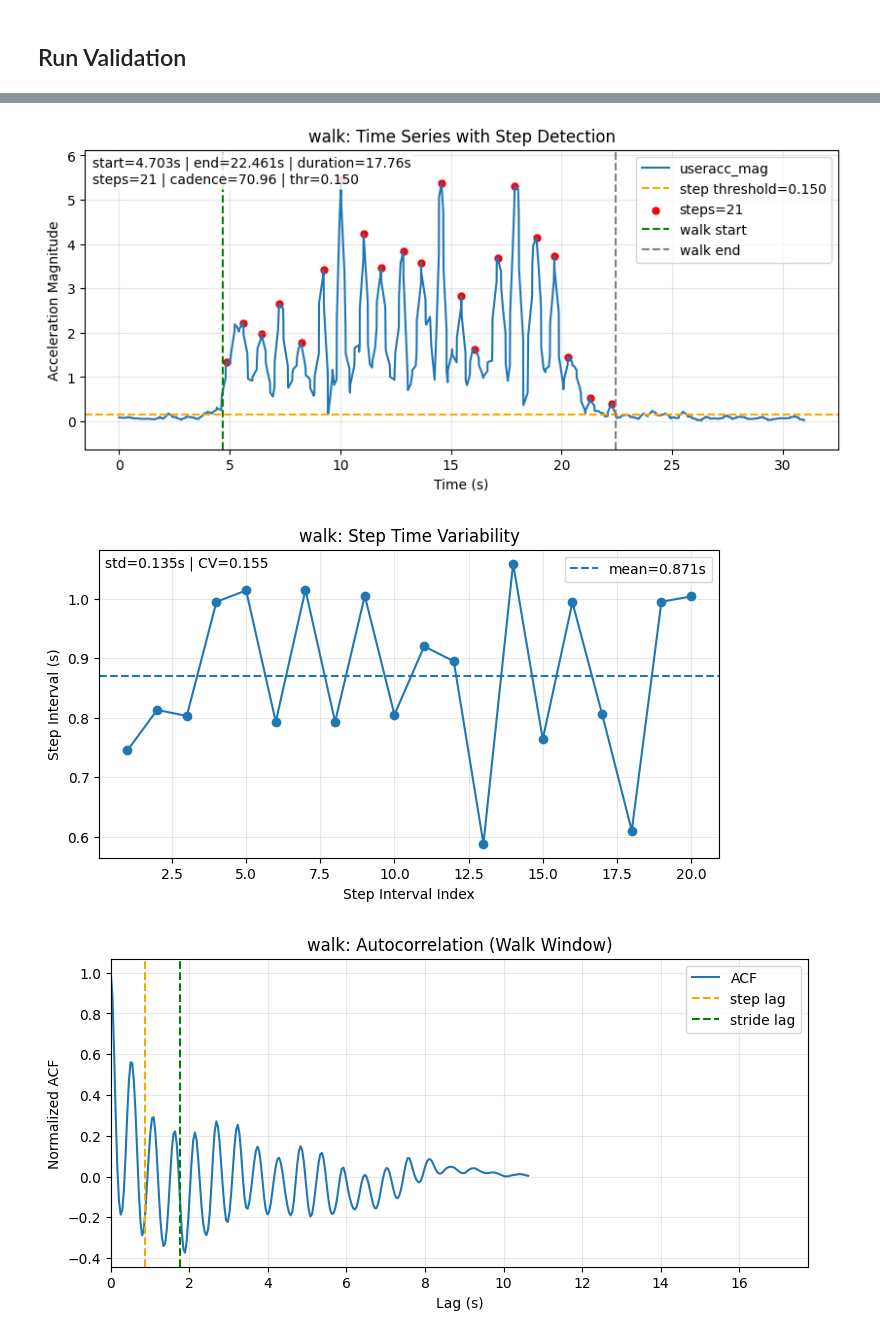
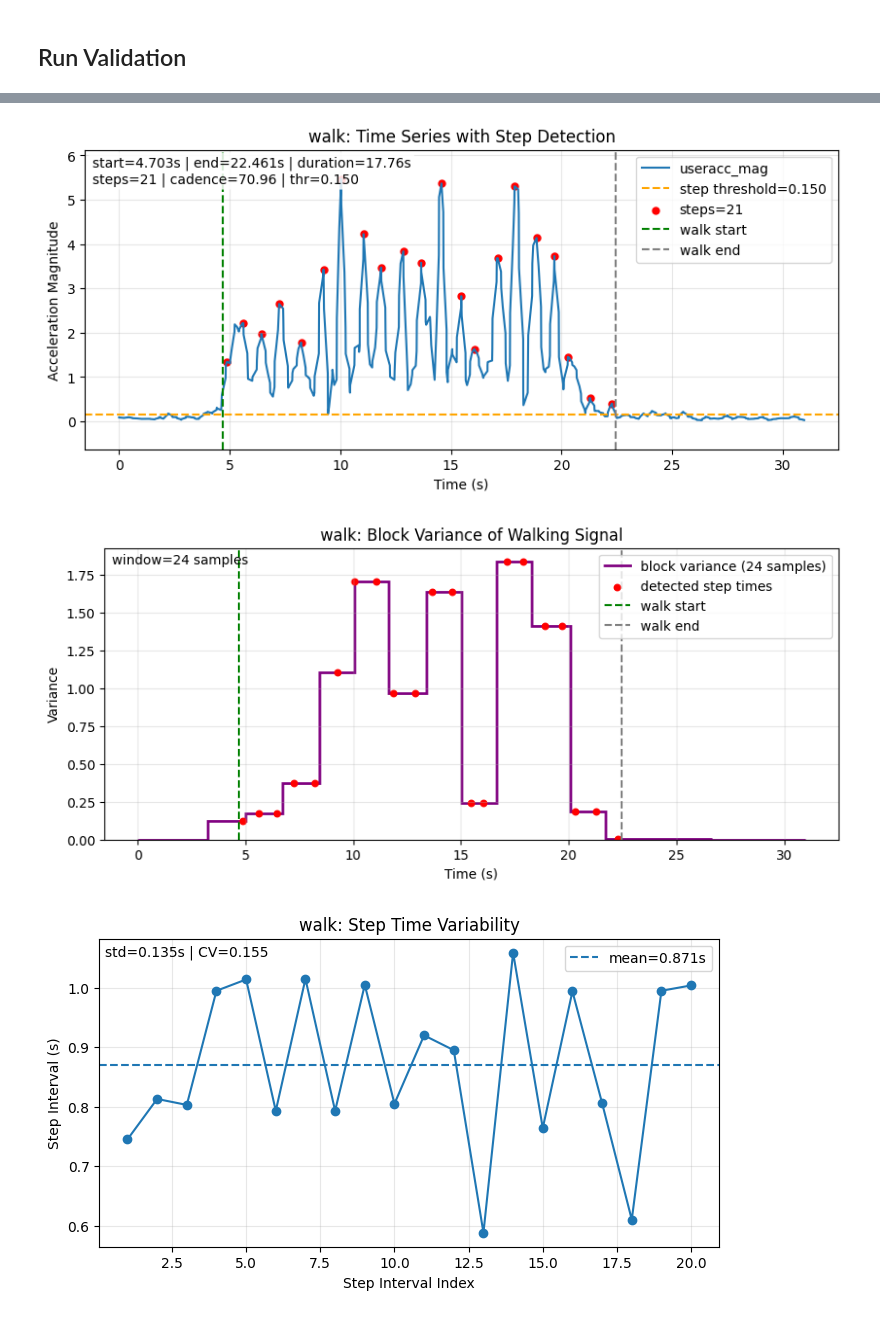
Before and after one commit to ahmedazhar2299/my-walk-sentinal, a Jupyter notebook: feature_validation_plots.ipynb, the cells around one changed output, grey strips where cells are left out. Drawn from its saved outputs; the diff is of its cells as text; code cells hidden in the pictures.

Commit message:
update: variance graph added for walking

```diff
--- a/feature_validation_plots.ipynb
+++ b/feature_validation_plots.ipynb
@@ -53,6 +53,7 @@ PLOT_PARAMS = {
     "pause_min_duration_s": 0.20,
     "transition_min_distance_s": 0.15,
     "plot_walk_histogram": True,
+    "walk_variance_window_sec": 0.50,
     "adaptive_thresholds": {
         "quiet_window_sec": 1.0,
         "min_window_samples": 10,
@@ -1142,37 +1153,32 @@ for activity in ["walk", "left_turn", "right_turn", "sit_to_stand", "stand_to_si
         print(summary)
 
 if "left_turn" in turn_cache and "right_turn" in turn_cache:
     plot_turn_symmetry_comparison(turn_cache["left_turn"], turn_cache["right_turn"])
 
     turn_corr = plot_turn_pair_xcorr(turn_cache["left_turn"], turn_cache["right_turn"])
     all_summaries.append(turn_corr)
     print(turn_corr)
 
 if "sit_to_stand" in transition_cache and "stand_to_sit" in transition_cache:
-    plot_transition_symmetry_comparison(
-        transition_cache["sit_to_stand"],
-        transition_cache["stand_to_sit"],
-    )
-
     trans_corr = plot_transition_pair_xcorr(
         transition_cache["sit_to_stand"],
         transition_cache["stand_to_sit"],
     )
     all_summaries.append(trans_corr)
     print(trans_corr)
 
 print("\n=== Validation Summary ===")
 display(pd.DataFrame(all_summaries))
 # %% [output]
 Base directory: Data/patient_103/2026-03-08
 Discovered activity files:
   walk: Data/patient_103/2026-03-08/walk.csv
   left_turn: Data/patient_103/2026-03-08/left_turn.csv
   right_turn: Data/patient_103/2026-03-08/right_turn.csv
   sit_to_stand: Data/patient_103/2026-03-08/sit_to_stand.csv
   stand_to_sit: Data/patient_103/2026-03-08/stand_to_sit.csv
 
 [PROCESS] walk: Data/patient_103/2026-03-08/walk.csv
 [figure]
-[figure, old version]
+[figure, new version]
-[figure, old version]
+[figure, new version]
```
Also changed, not shown: parts of 2 cells of this notebook.
